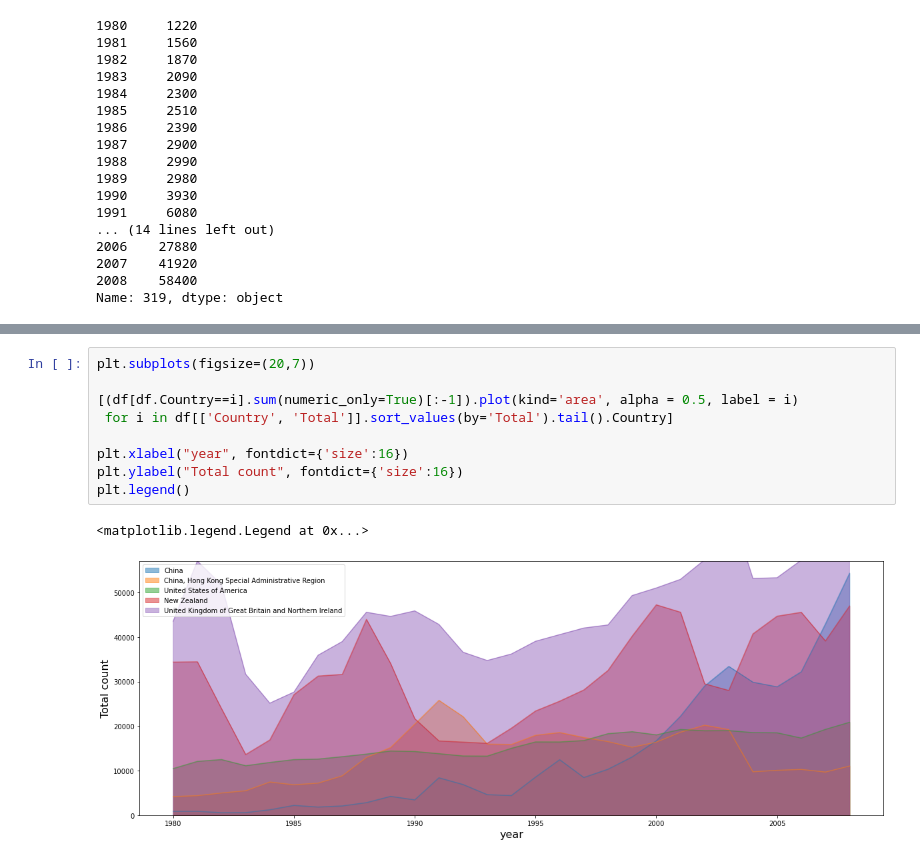
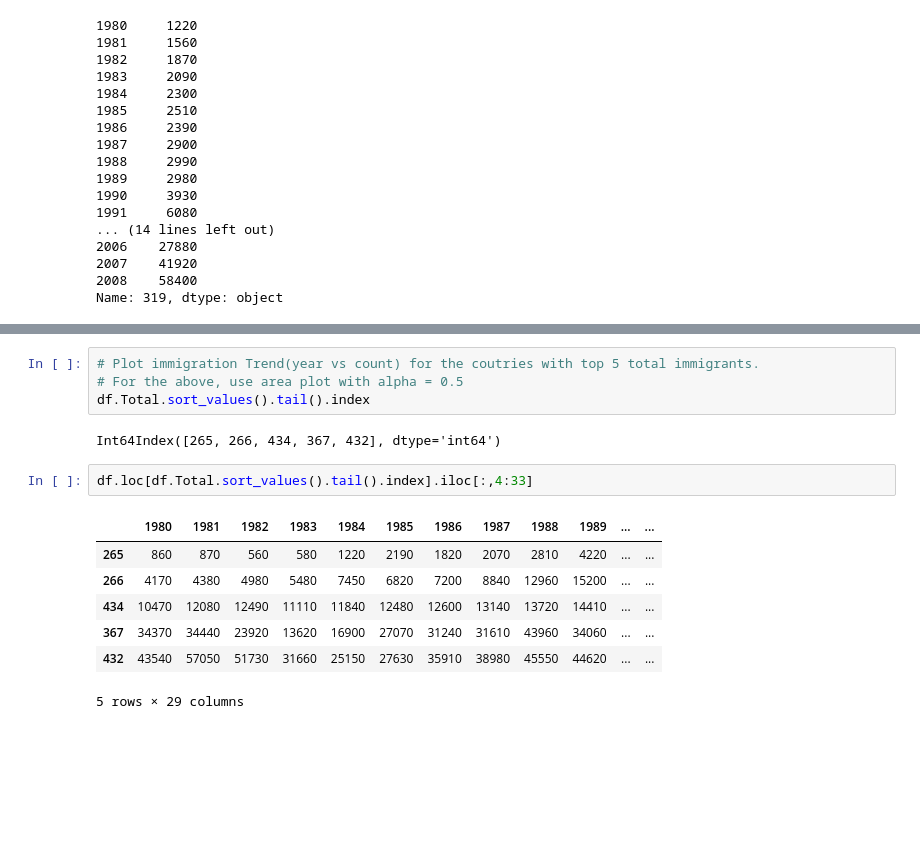
Before and after one commit to leangaurav/dsc_weekennd_2020_08_30, a Jupyter notebook: Assignments/Lino/Immigrants/AustraliaImmigrantsMatplotlib.ipynb, the cells around one changed output, grey strips where cells are left out. Drawn from its saved outputs; the diff is of its cells as text; blank space fills up the shorter version.

Commit message:
updating Immigrants Assignment

```diff
--- a/Assignments/Lino/Immigrants/AustraliaImmigrantsMatplotlib.ipynb
+++ b/Assignments/Lino/Immigrants/AustraliaImmigrantsMatplotlib.ipynb
@@ -218,12 +260,16 @@ plt.legend()
-# %%
-plt.subplots(figsize=(20,7))
-
-[(df[df.Country==i].sum(numeric_only=True)[:-1]).plot(kind='area', alpha = 0.5, label = i)
- for i in df[['Country', 'Total']].sort_values(by='Total').tail().Country]
-
-plt.xlabel("year", fontdict={'size':16})
-plt.ylabel("Total count", fontdict={'size':16})
-plt.legend()
-# %% [output]
-<matplotlib.legend.Legend at 0x...>
-[figure, removed]
+# %%
+# Plot immigration Trend(year vs count) for the coutries with top 5 total immigrants.
+# For the above, use area plot with alpha = 0.5
+df.Total.sort_values().tail().index
+# %% [output]
+Int64Index([265, 266, 434, 367, 432], dtype='int64')
+# %%
+df.loc[df.Total.sort_values().tail().index].iloc[:,4:33]
+# %% [output]
+|  | 1980 | 1981 | 1982 | 1983 | 1984 | 1985 | 1986 | 1987 | 1988 | 1989 | ... | ... |
+| 265 | 860 | 870 | 560 | 580 | 1220 | 2190 | 1820 | 2070 | 2810 | 4220 | ... | ... |
+| 266 | 4170 | 4380 | 4980 | 5480 | 7450 | 6820 | 7200 | 8840 | 12960 | 15200 | ... | ... |
+| 434 | 10470 | 12080 | 12490 | 11110 | 11840 | 12480 | 12600 | 13140 | 13720 | 14410 | ... | ... |
+| 367 | 34370 | 34440 | 23920 | 13620 | 16900 | 27070 | 31240 | 31610 | 43960 | 34060 | ... | ... |
+| 432 | 43540 | 57050 | 51730 | 31660 | 25150 | 27630 | 35910 | 38980 | 45550 | 44620 | ... | ... |
+5 rows × 29 columns
```
Also changed, not shown: parts of 8 cells of this notebook, 1 other file.
